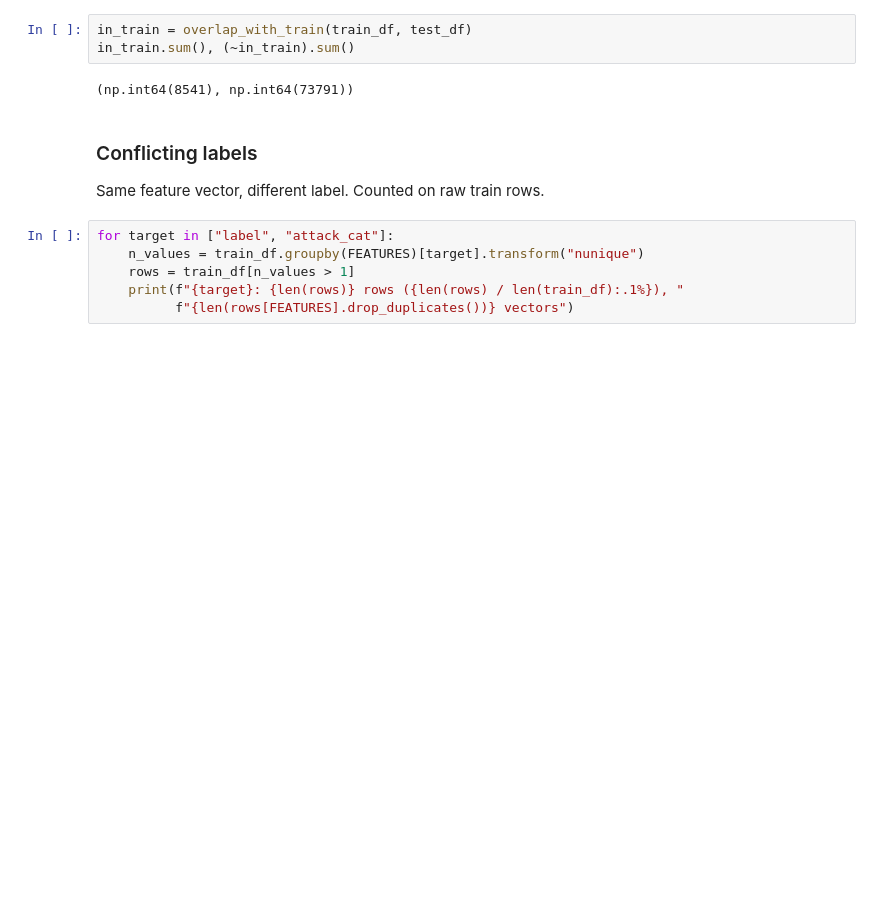
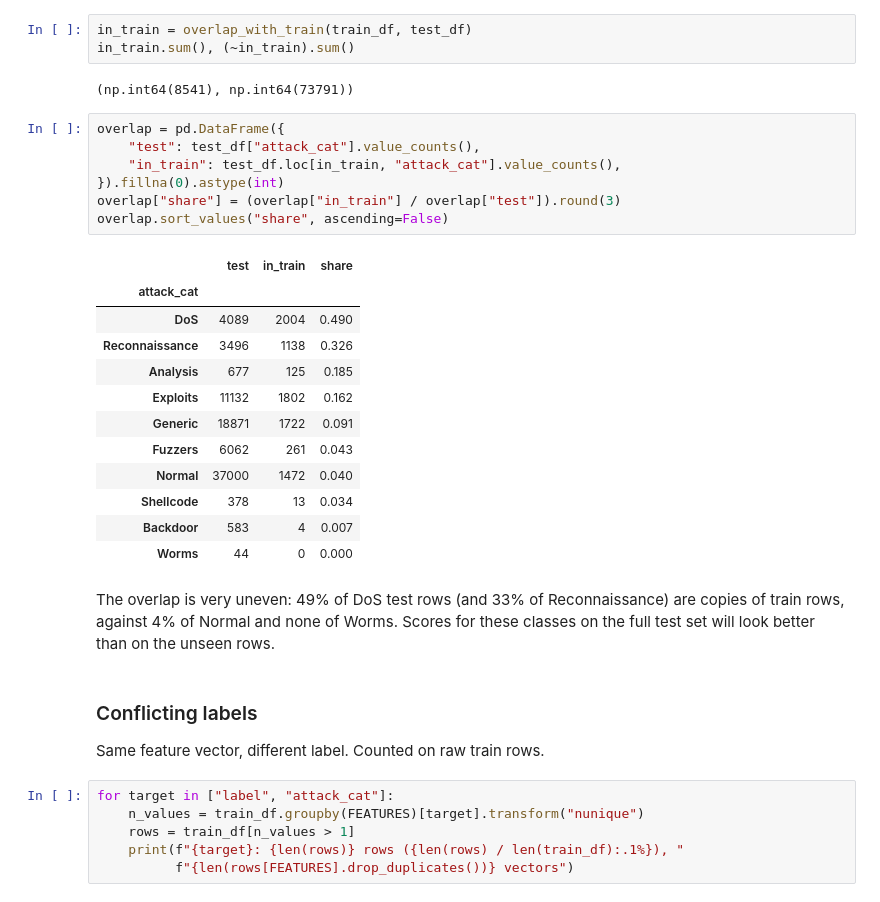
Before and after one commit to ZiGabiZi/Anomaly-detection-in-Network-traffic-using-ML, a Jupyter notebook: notebooks/01_eda.ipynb, the cells around one changed output. Drawn from its saved outputs; the diff is of its cells as text; blank space fills up the shorter version.

Commit message:
EDA: overlap and conflict ceiling per class, official feature groups

```diff
--- a/notebooks/01_eda.ipynb
+++ b/notebooks/01_eda.ipynb
@@ -36,6 +36,29 @@ in_train = overlap_with_train(train_df, test_df)
 in_train.sum(), (~in_train).sum()
 # %% [output]
 (np.int64(8541), np.int64(73791))
+# %%
+overlap = pd.DataFrame({
+    "test": test_df["attack_cat"].value_counts(),
+    "in_train": test_df.loc[in_train, "attack_cat"].value_counts(),
+}).fillna(0).astype(int)
+overlap["share"] = (overlap["in_train"] / overlap["test"]).round(3)
+overlap.sort_values("share", ascending=False)
+# %% [output]
+|  | test | in_train | share |
+| attack_cat |  |  |  |
+| DoS | 4089 | 2004 | 0.490 |
+| Reconnaissance | 3496 | 1138 | 0.326 |
+| Analysis | 677 | 125 | 0.185 |
+| Exploits | 11132 | 1802 | 0.162 |
+| Generic | 18871 | 1722 | 0.091 |
+| Fuzzers | 6062 | 261 | 0.043 |
+| Normal | 37000 | 1472 | 0.040 |
+| Shellcode | 378 | 13 | 0.034 |
+| Backdoor | 583 | 4 | 0.007 |
+| Worms | 44 | 0 | 0.000 |
+# %% [markdown]
+The overlap is very uneven: 49% of DoS test rows (and 33% of Reconnaissance) are copies of train rows, against 4% of Normal and none of Worms.
+Scores for these classes on the full test set will look better than on the unseen rows.
 # %% [markdown]
 ### Conflicting labels
 Same feature vector, different label. Counted on raw train rows.
```
Also changed, not shown: parts of 6 cells of this notebook, 1 other file.
